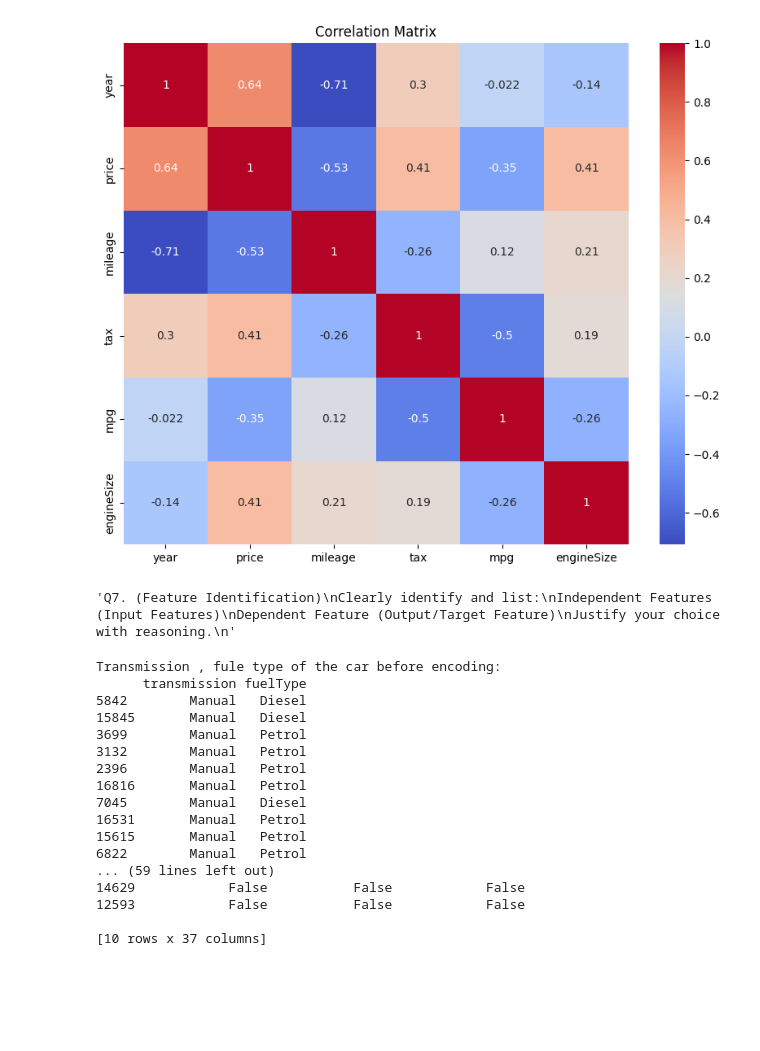
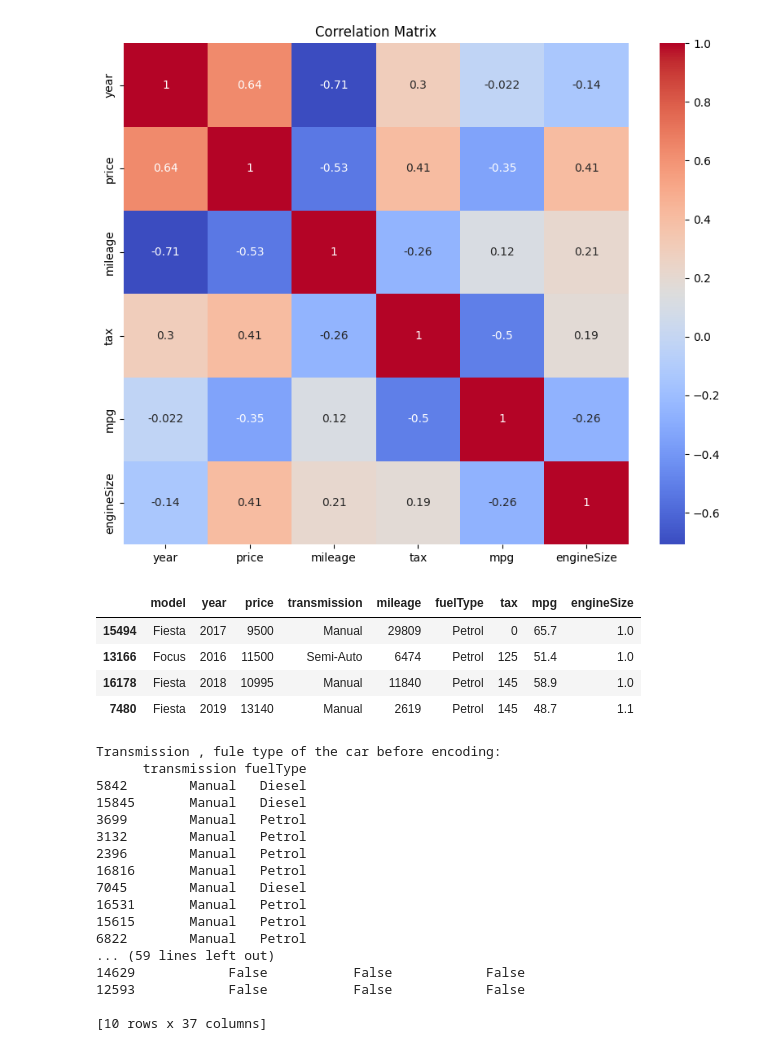
Before and after one commit to PritamDT1/Assignment-17, a Jupyter notebook: Untitled10.ipynb, the cells around one changed output. Cells and saved outputs as stored; diff of their text form; code cells hidden in the pictures; blank space fills up the shorter version.

```diff
--- a/Untitled10.ipynb
+++ b/Untitled10.ipynb
@@ -184,16 +184,21 @@ plt.show()
 # %%
 """Q7. (Feature Identification)
 Clearly identify and list:
 Independent Features (Input Features)
 Dependent Feature (Output/Target Feature)
 Justify your choice with reasoning.
 """
 # in my openian input features are:model,year,transmission,mileage,fuletype and engineSize
 # Output must be: Price
 # the feature like tax and mpg can vary depending upon car and the place hence they are unliable ie all other are constant.
 # prince must be the targated featue beacouse its value heavily dependent on the all other features
+data.sample(4)
 # %% [output]
-'Q7. (Feature Identification)\nClearly identify and list:\nIndependent Features (Input Features)\nDependent Feature (Output/Target Feature)\nJustify your choice with reasoning.\n'
+|  | model | year | price | transmission | mileage | fuelType | tax | mpg | engineSize |
+| 15494 | Fiesta | 2017 | 9500 | Manual | 29809 | Petrol | 0 | 65.7 | 1.0 |
+| 13166 | Focus | 2016 | 11500 | Semi-Auto | 6474 | Petrol | 125 | 51.4 | 1.0 |
+| 16178 | Fiesta | 2018 | 10995 | Manual | 11840 | Petrol | 145 | 58.9 | 1.0 |
+| 7480 | Fiesta | 2019 | 13140 | Manual | 2619 | Petrol | 145 | 48.7 | 1.1 |
 # %%
 """Q8. (Encoding Categorical Variables)
 Convert all categorical columns into numeric form using appropriate encoding
```
Also changed, not shown: parts of 2 cells of this notebook.
